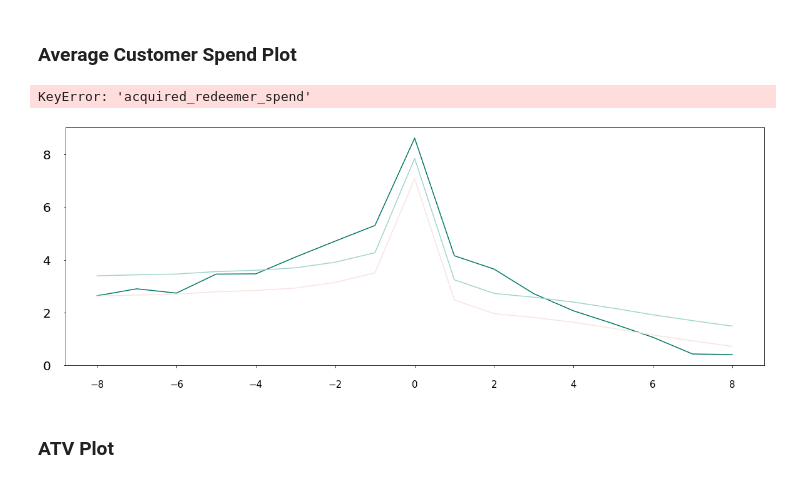
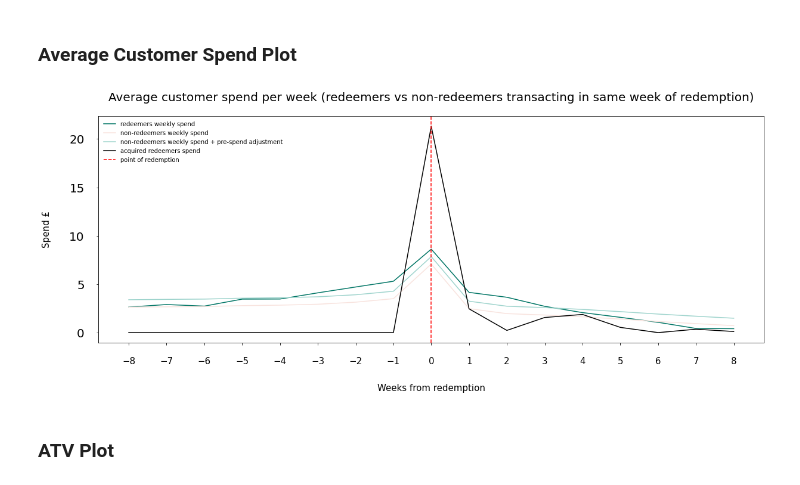
Before and after one commit to tryflux/adhoc-analysis, a Jupyter notebook: src/insights_product/offers_new_customers/metrics_results.ipynb, the cells around one changed output. Cells and saved outputs as stored; diff of their text form; code cells hidden in the pictures.

```diff
--- a/src/insights_product/offers_new_customers/metrics_results.ipynb
+++ b/src/insights_product/offers_new_customers/metrics_results.ipynb
@@ -766,22 +776,21 @@ results_df11
 # %%
 import matplotlib.pyplot as plt
 fig = plt.figure(figsize = (20,7))
 ax = fig.add_subplot(1,1,1)
 x = cv2.index
 ax.plot(x,cv1, label = 'redeemers weekly spend')
 ax.plot(x,cv2, label = 'non-redeemers weekly spend')
 ax.plot(x,cv2+cv_adjustment, label = 'non-redeemers weekly spend + pre-spend adjustment')
-ax.plot(x,results_df11['acquired_redeemer_spend'], label = 'acquired redeemers spend', color = 'black')
+ax.plot(x,results_df11['acquired redeemer spend'], label = 'acquired redeemers spend', color = 'black')
 ax.axvline(0, label='point of redemption', color = 'red',linestyle = '--')
 plt.ylabel('Spend £')
 plt.xlabel('Weeks from redemption')
 ax.legend(fontsize = 10, loc = 'upper left')
 ax.set_xticks(np.arange(-measurement_weeks,measurement_weeks+1))
 #ax.set_yticks(np.arange(0,cv1.max()+2,2))
 _ = plt.title('Average customer spend per week (redeemers vs non-redeemers transacting in same week of redemption)', size = 20)
 # %% [output]
-KeyError: 'acquired_redeemer_spend'
-[figure, old version]
+[figure, new version]
 # %% [markdown]
 ### ATV Plot
 # %%
```
Also changed, not shown: parts of 17 cells of this notebook.
